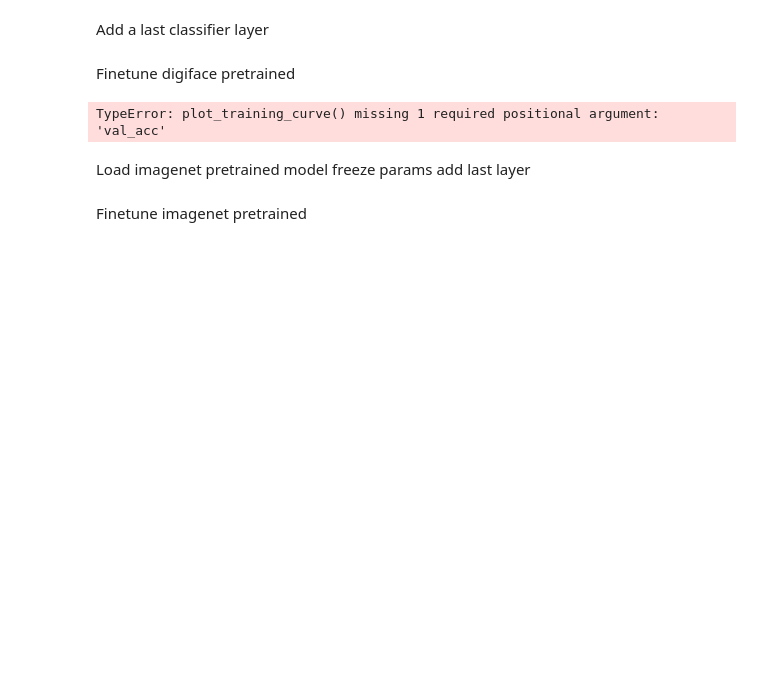
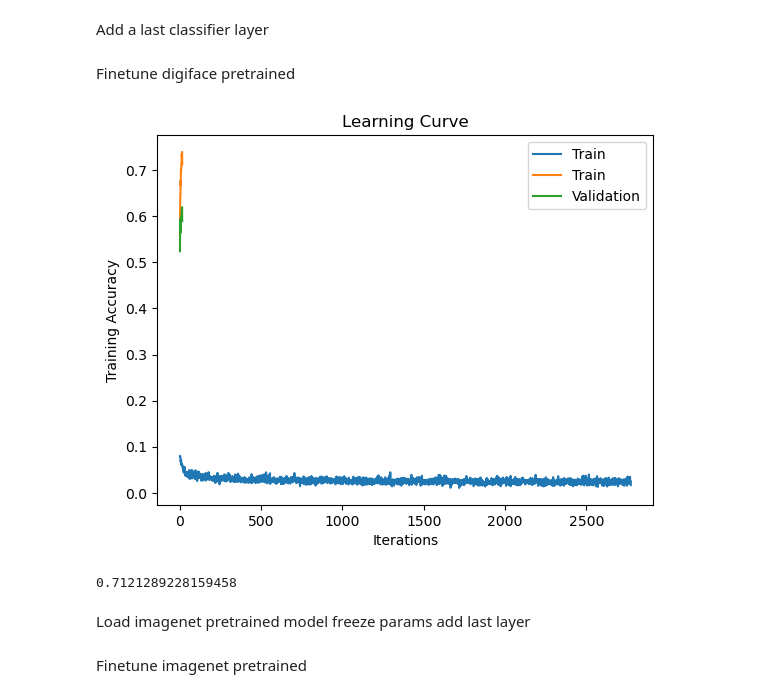
Before and after one commit to daghjelm/webface, a Jupyter notebook: tranfer_learn_digi.ipynb, the cells around one changed output. Saved outputs shown, nothing was run; the diff lists cells and outputs as text; code cells hidden in the pictures; blank space fills up the shorter version.

```diff
--- a/tranfer_learn_digi.ipynb
+++ b/tranfer_learn_digi.ipynb
@@ -86,15 +86,12 @@ def plot_training_curve(iters, losses, epochs, train_acc, val_acc):
     plt.savefig("figures/learning_curve_{}.png".format(time))
 
 def train(
-    learning_rate = 0.1,
-    num_epochs = 30,
+    learning_rate = 0.01,
+    num_epochs = 15,
     weight_decay = 0.0,
     momentum = 0.9,
     output_to_file = True,
     always_output = True,
-    scheduling = False,
-    lr_milestones = [15, 20, 25],
-    lr_gamma = 0.1,
     eval = True,
     data_loader = train_loader,
     loss_output_mod = 10,
@@ -103,7 +100,6 @@ def train(
     ):
 
     loss_fn = nn.CrossEntropyLoss()
-    # loss_fn = nn.BCEWithLogitsLoss()
     optimizer = optim.SGD(
         model.fc.parameters(),
         lr=learning_rate,
@@ -111,11 +107,8 @@ def train(
         weight_decay=weight_decay
         )
 
-    lr_scheduler = torch.optim.lr_scheduler.MultiStepLR(
-        optimizer, milestones=lr_milestones, gamma=lr_gamma)
-
     if output_to_file:
-        outputfile = open('output_'+datetime.datetime.now().strftime("%Y%m%d-%H%M%S")+'.txt', 'w')
+        outputfile = open(filename_prefix+'_'+datetime.datetime.now().strftime("%Y%m%d-%H%M%S")+'.txt', 'w')
 
     def output(text):
         if output_to_file:
@@ -163,9 +156,6 @@ def train(
         if savestate:
             torch.save(model.state_dict(), 'model-states/' + filename_prefix + '_epoch_' + str(epoch) + '.pt')
 
-        if scheduling:
-            lr_scheduler.step()
-
         epoch_toc = time.perf_counter()
         output('epoch: {}, time: {}'.format(epoch, epoch_toc - epoch_tic))
         if output_to_file:
@@ -211,22 +201,22 @@ model.fc = torch.nn.Sequential(
 Finetune digiface pretrained
 # %%
 model.to(device)
-
-learning_rate = 0.01
 
 precision1, predictions1, label_list1 = train(
     eval=True,
     data_loader=train_loader,
     output_to_file=True,
     always_output=False,
-    scheduling=False,
-    learning_rate=learning_rate,
-    num_epochs=20,
     loss_output_mod=10,
-    savestate=False,
+    savestate=True,
+    filename_prefix='digiface_pretrained/v4_finetune',
 )
 # %% [output]
-TypeError: plot_training_curve() missing 1 required positional argument: 'val_acc'
+[figure, added]
+# %%
+print(precision1)
+# %% [output]
+0.7121289228159458
 # %% [markdown]
 Load imagenet pretrained model
 freeze params
```
Also changed, not shown: parts of 8 cells of this notebook, 18 other files.
